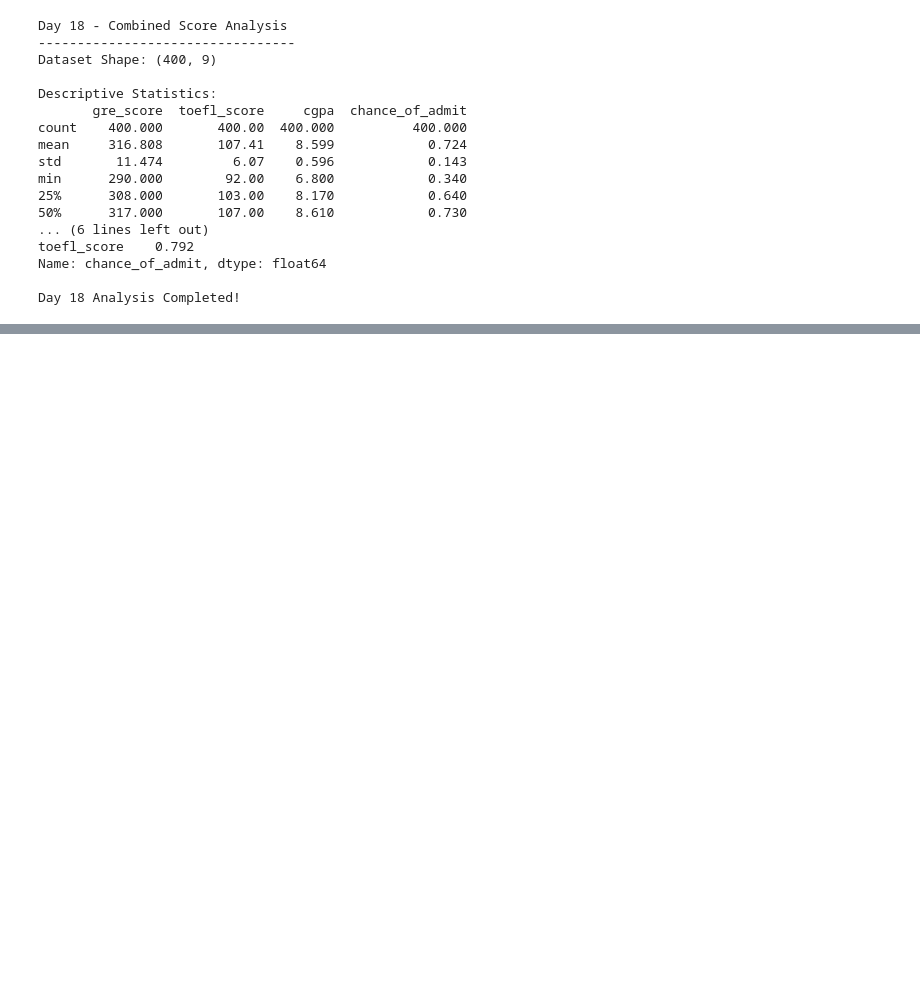
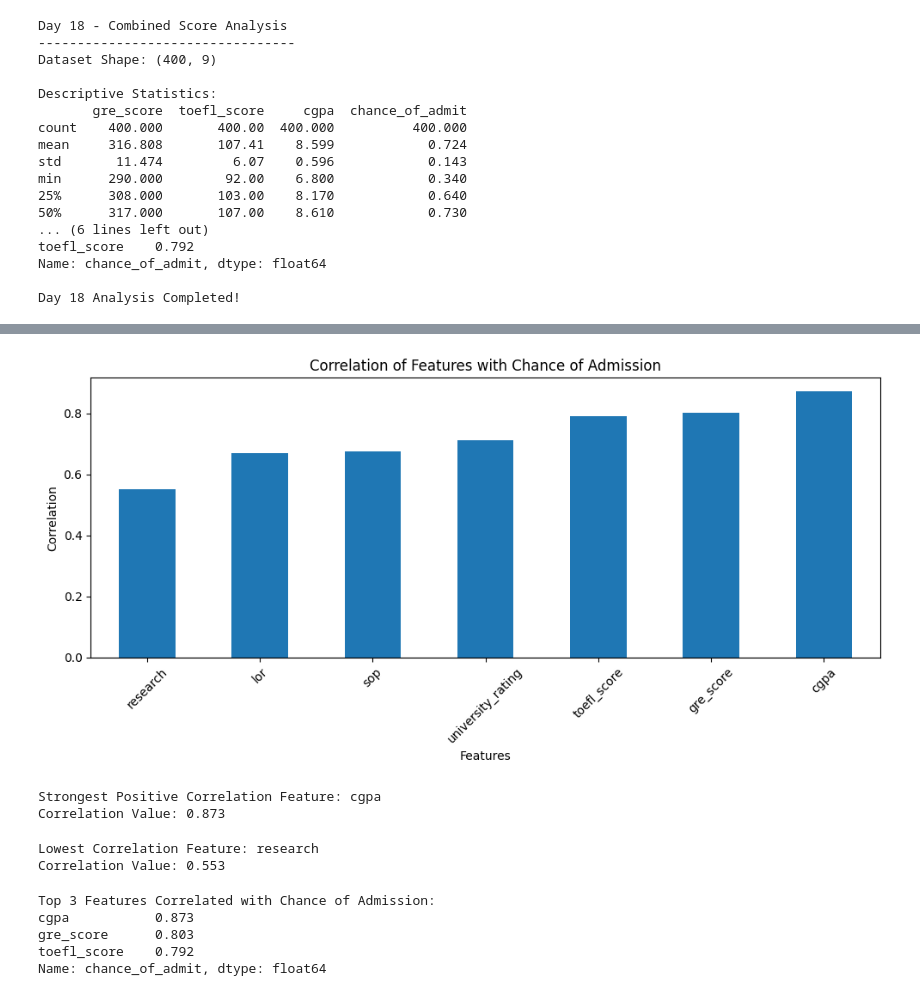
Before and after one commit to sumanamishra1120-ux/Chance-of-Admission-Higher-Studies, a Jupyter notebook: Chance_of_Admission_Higher_Studies.ipynb, the cells around one changed output, grey strips where cells are left out. Saved outputs shown, nothing was run; the diff lists cells and outputs as text; code cells hidden in the pictures; blank space fills up the shorter version.

```diff
--- a/Chance_of_Admission_Higher_Studies.ipynb
+++ b/Chance_of_Admission_Higher_Studies.ipynb
@@ -2747,0 +2838,6 @@ Day 18 Analysis Completed!
+# %%
+admission_correlation = correlation_matrix[
+    "chance_of_admit"
+].drop("chance_of_admit")
+
+print(admission_correlation.sort_values(ascending=False).round(3))
@@ -2747,0 +2853,46 @@ Day 18 Analysis Completed!
+# %%
+admission_correlation.sort_values().plot(
+    kind="bar",
+    figsize=(10, 5)
+)
+
+plt.title("Correlation of Features with Chance of Admission")
+plt.xlabel("Features")
+plt.ylabel("Correlation")
+plt.axhline(0, color="black", linewidth=0.8)
+plt.xticks(rotation=45)
+plt.tight_layout()
+plt.show()
+# %% [output]
+[figure, added]
+# %%
+strongest_positive = admission_correlation.idxmax()
+strongest_value = admission_correlation.max()
+
+print("Strongest Positive Correlation Feature:", strongest_positive)
+print("Correlation Value:", round(strongest_value, 3))
+# %% [output]
+Strongest Positive Correlation Feature: cgpa
+Correlation Value: 0.873
+# %%
+strongest_negative = admission_correlation.idxmin()
+weakest_value = admission_correlation.min()
+
+print("Lowest Correlation Feature:", strongest_negative)
+print("Correlation Value:", round(weakest_value, 3))
+# %% [output]
+Lowest Correlation Feature: research
+Correlation Value: 0.553
+# %%
+top_features = admission_correlation.sort_values(
+    ascending=False
+).head(3)
+
+print("Top 3 Features Correlated with Chance of Admission:")
+print(top_features.round(3))
+# %% [output]
+Top 3 Features Correlated with Chance of Admission:
+cgpa           0.873
+gre_score      0.803
+toefl_score    0.792
+Name: chance_of_admit, dtype: float64
```
Also changed, not shown: parts of 11 cells of this notebook.
